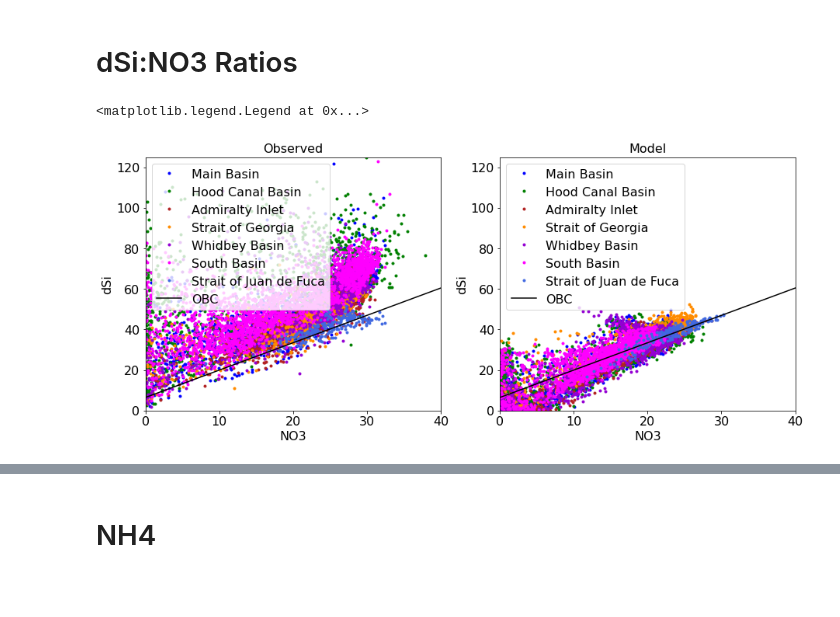
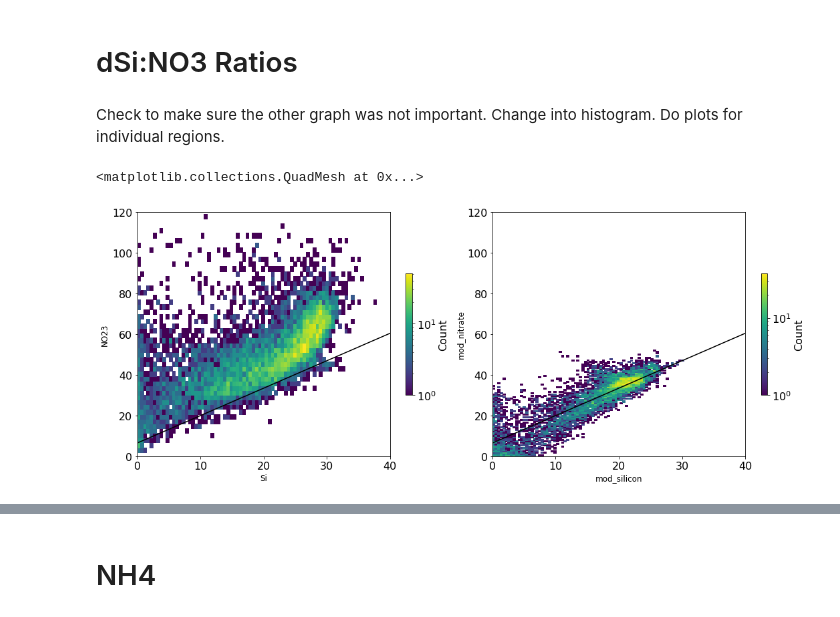
Before and after one commit to SalishSeaCast/analysis-keegan, a Jupyter notebook: notebooks/Evaluations/All_Years_Summaries/WADE_all_year_summary.ipynb, the cells around one changed output, grey strips where cells are left out. Drawn from its saved outputs; the diff is of its cells as text; code cells hidden in the pictures; blank space fills up the shorter version.

```diff
--- a/notebooks/Evaluations/All_Years_Summaries/WADE_all_year_summary.ipynb
+++ b/notebooks/Evaluations/All_Years_Summaries/WADE_all_year_summary.ipynb
@@ -335,31 +398,12 @@ ax=ket.byRegion_hist2d(datreg,regions,obsvar,modvar,lims)
 [figure]
 # %% [markdown]
 # dSi:NO3 Ratios
-# %%
-fig,ax=plt.subplots(1,2,figsize=(15,6))
-for ind,iregion in enumerate(data.Basin.unique()):
-    p1=ax[0].plot(datreg[iregion]['NO23'],datreg[iregion]['Si'],'.',
-                  color=colors[ind],label=iregion)
-ax[0].plot(np.arange(0,41),1.35*np.arange(0,41)+6.46,'k-',label='OBC')
-ax[0].set_title('Observed')
-ax[0].set_xlabel('NO3')
-ax[0].set_ylabel('dSi')
-ax[0].set_xlim(0,40)
-ax[0].set_ylim(0,125)
-ax[0].legend()
-
-for ind,iregion in enumerate(data.Basin.unique()):
-    p=ax[1].plot(datreg[iregion]['mod_nitrate'],datreg[iregion]['mod_silicon'],'.',
-                  color=colors[ind],label=iregion)
-ax[1].plot(np.arange(0,41),1.35*np.arange(0,41)+6.46,'k-',label='OBC')
-ax[1].set_title('Model')
-ax[1].set_xlabel('NO3')
-ax[1].set_ylabel('dSi')
-ax[1].set_xlim(0,40)
-ax[1].set_ylim(0,125)
-ax[1].legend()
-#ax[0].plot(np.arange(0,35),1.3*np.arange(0,35),'k-')
-#ax[1].plot(np.arange(0,35),1.3*np.arange(0,35),'k-')
-# %% [output]
-<matplotlib.legend.Legend at 0x...>
-[figure, removed]
+# %% [markdown]
+Check to make sure the other graph was not important. Change into histogram. Do plots for individual regions.
+# %%
+fig,ax=plt.subplots(1,2,figsize=(15,6))
+ratio_hist2d(ax[0],fig,data,'NO23','Si',(120,120))
+ratio_hist2d(ax[1],fig,data,'mod_nitrate','mod_silicon',(120,120))
+# %% [output]
+<matplotlib.collections.QuadMesh at 0x...>
+[figure, added]
```
Also changed, not shown: parts of 15 cells of this notebook, 1 other file.
